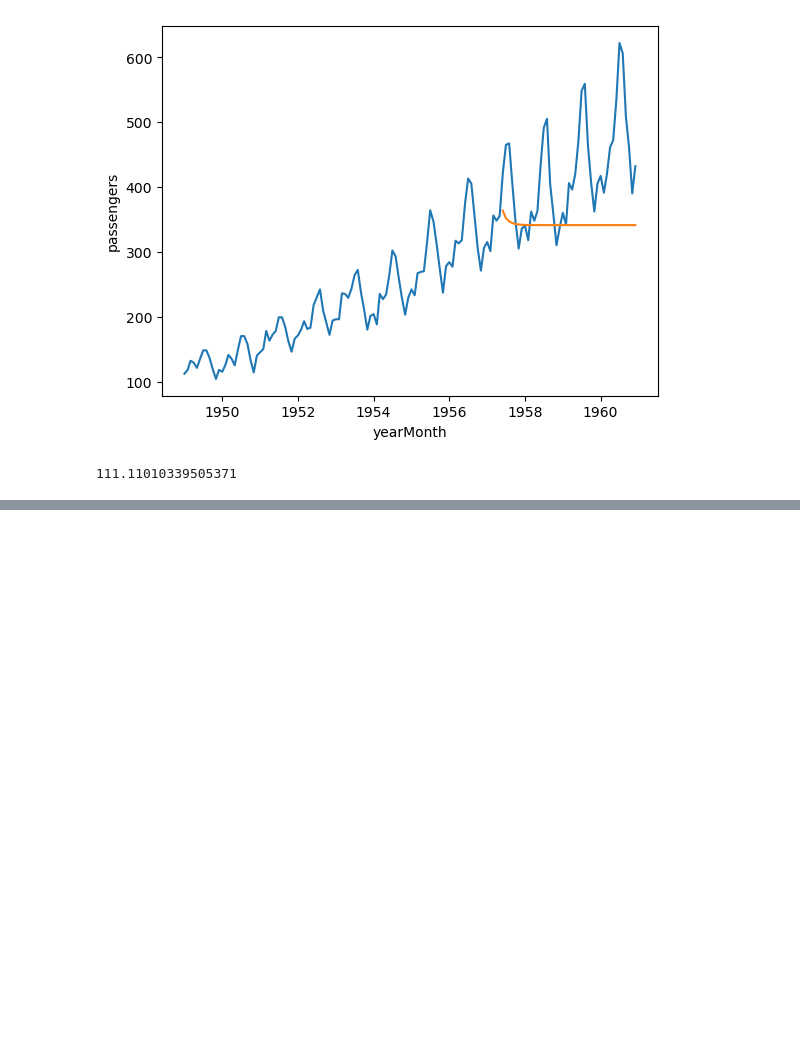
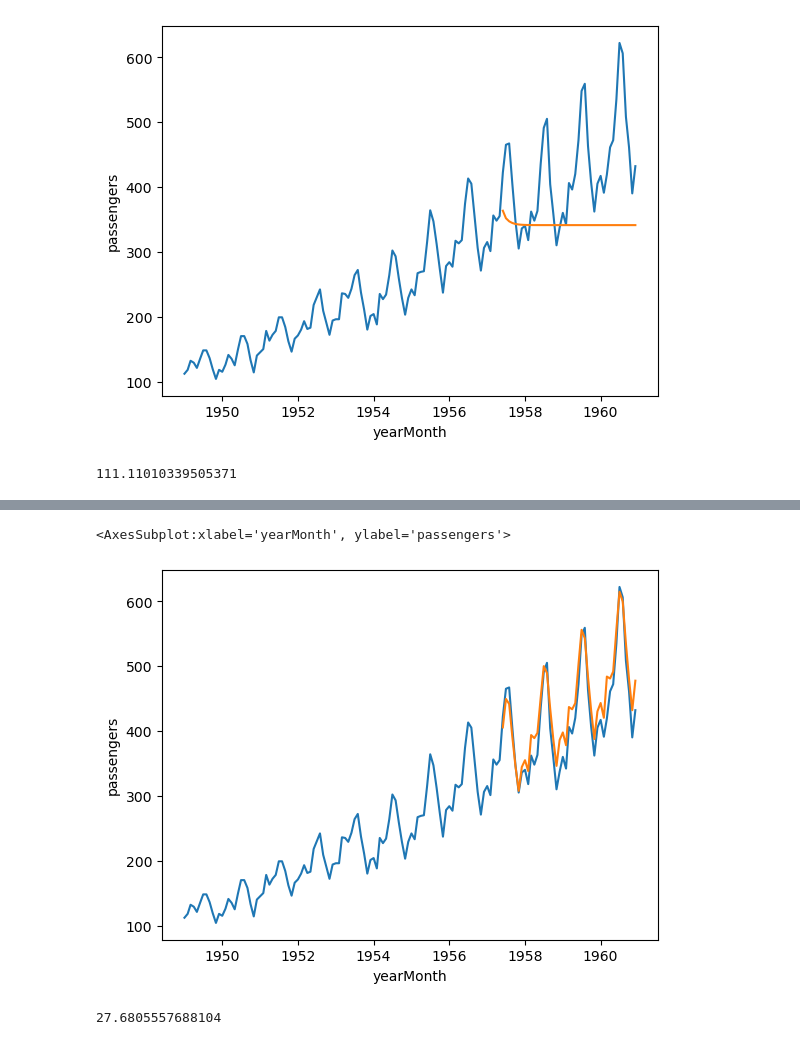
Before and after one commit to diligejy/timeseries, a Jupyter notebook: Learnerea/lec1.ipynb, the cells around one changed output, grey strips where cells are left out. Saved outputs shown, nothing was run; the diff lists cells and outputs as text; code cells hidden in the pictures; blank space fills up the shorter version.

Commit message:
SARIMA

```diff
--- a/Learnerea/lec1.ipynb
+++ b/Learnerea/lec1.ipynb
@@ -466,0 +469,7 @@ np.sqrt(mean_squared_error(test['passengers'], prediction))
+# %%
+import statsmodels.api as sm
+model = sm.tsa.statespace.SARIMAX(train['passengers'], order=(1, 1, 3), seasonal_order=(1, 1, 3, 12))
+model_fit = model.fit()
+prediction = model_fit.predict(start=test.index[0], end=test.index[-1])
+airP['sarimaxPred'] = prediction
+airP.tail()
@@ -466,0 +484,11 @@ np.sqrt(mean_squared_error(test['passengers'], prediction))
+# %%
+airP.dropna()
+sns.lineplot(data=airP, x=airP.index, y='passengers')
+sns.lineplot(data=airP, x=airP.index, y= 'sarimaxPred')
+# %% [output]
+<AxesSubplot:xlabel='yearMonth', ylabel='passengers'>
+[figure, added]
+# %%
+np.sqrt(mean_squared_error(test['passengers'], prediction))
+# %% [output]
+27.6805557688104
```
Also changed, not shown: parts of 9 cells of this notebook.
